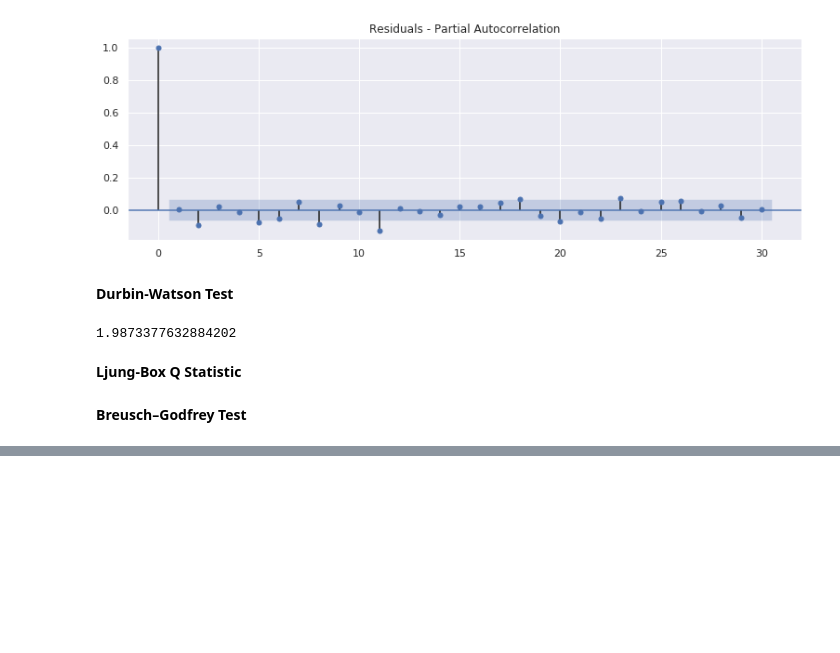
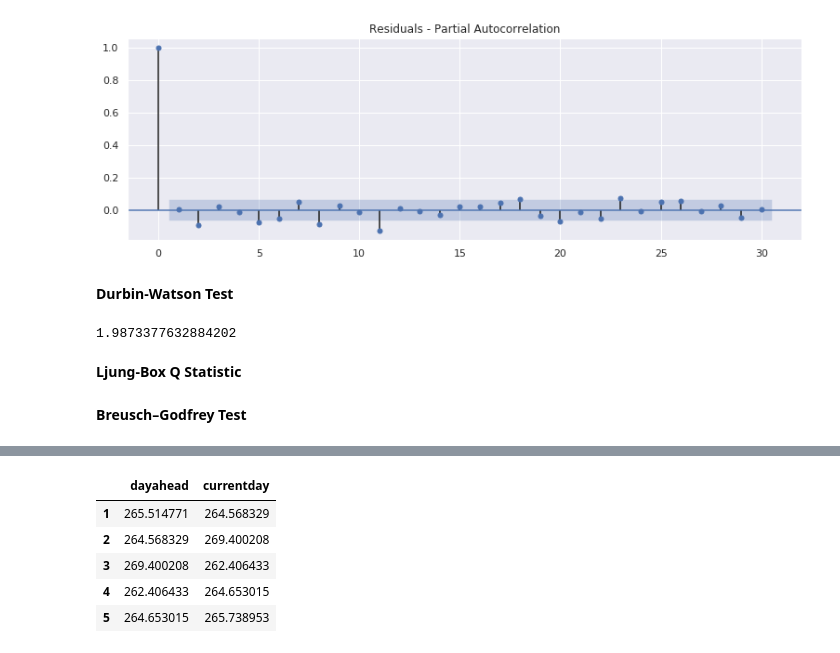
Before and after one commit to deltorobarba/sciences, a Jupyter notebook: residuals.ipynb, the cells around one changed output, grey strips where cells are left out. Cells and saved outputs as stored; diff of their text form; code cells hidden in the pictures; blank space fills up the shorter version.

```diff
--- a/residuals.ipynb
+++ b/residuals.ipynb
@@ -351,0 +371,9 @@ statsmodels.stats.stattools.durbin_watson(residuals.value, axis=0)
+# %%
+granger.head()
+# %% [output]
+|  | dayahead | currentday |
+| 1 | 265.514771 | 264.568329 |
+| 2 | 264.568329 | 269.400208 |
+| 3 | 269.400208 | 262.406433 |
+| 4 | 262.406433 | 264.653015 |
+| 5 | 264.653015 | 265.738953 |
```
Also changed, not shown: parts of 10 cells of this notebook.
